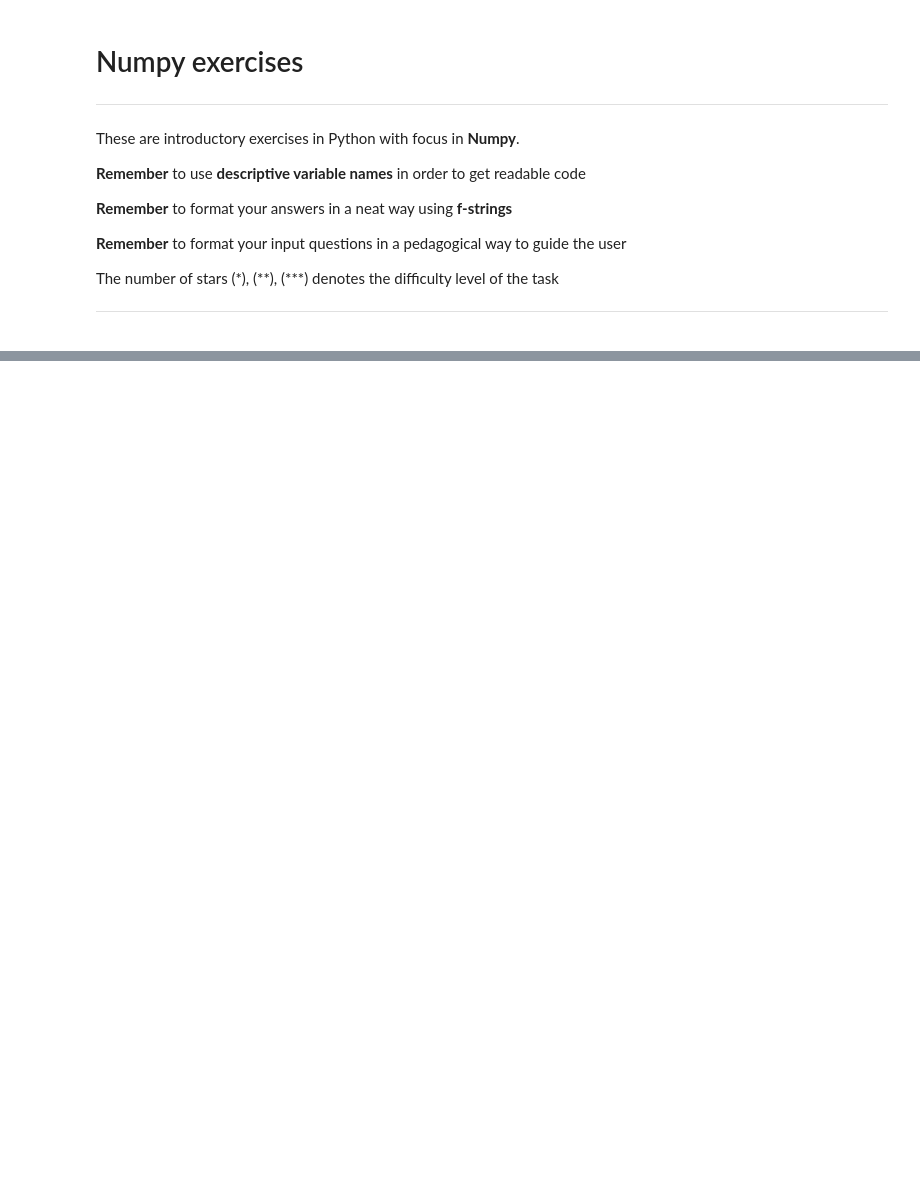
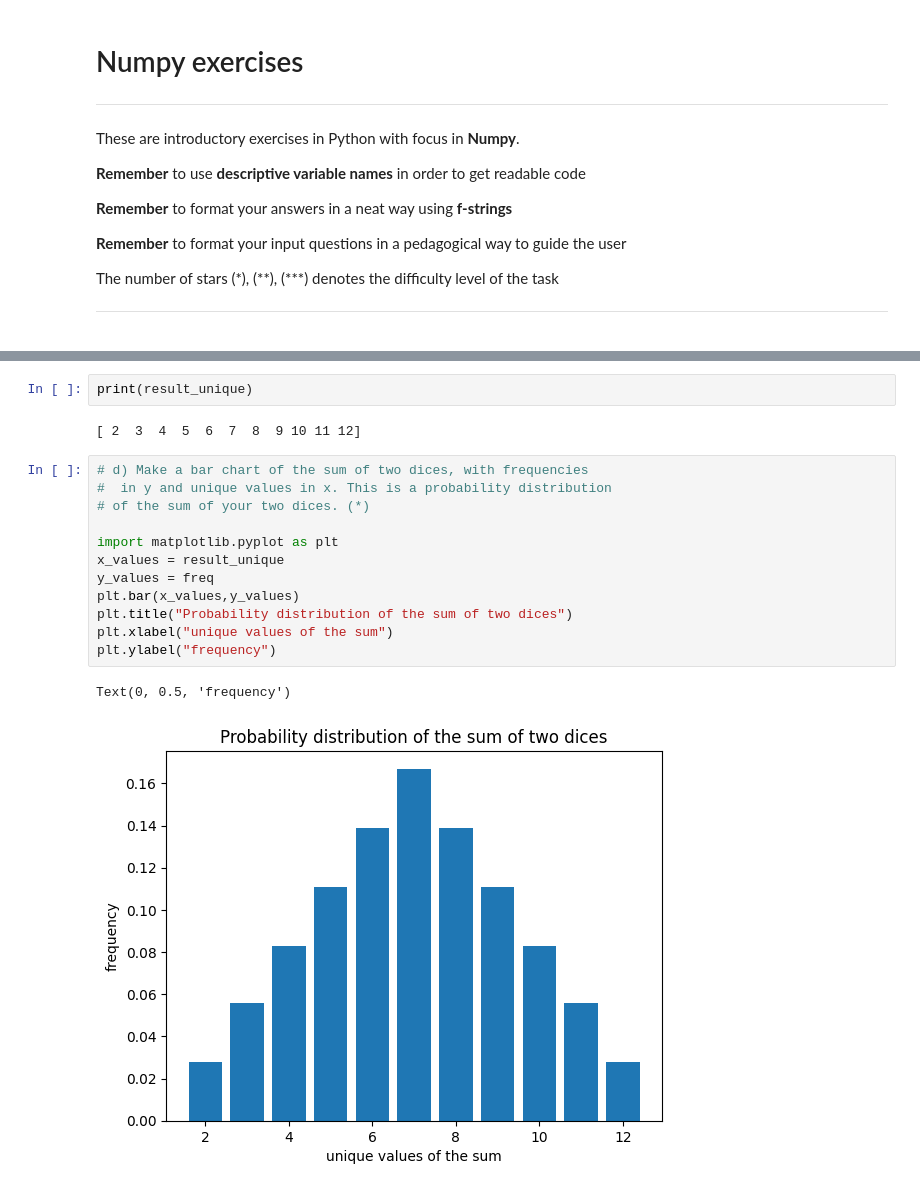
Before and after one commit to Siwenli0615/Siwen-ITHS-AI23, a Jupyter notebook: exercises/10_numpy.ipynb, the cells around one changed output, grey strips where cells are left out. Drawn from its saved outputs; the diff is of its cells as text; blank space fills up the shorter version.

```diff
--- a/exercises/10_numpy.ipynb
+++ b/exercises/10_numpy.ipynb
@@ -203,0 +231,19 @@ print(count_value)
+# %%
+print(result_unique)
+# %% [output]
+[ 2  3  4  5  6  7  8  9 10 11 12]
+# %%
+# d) Make a bar chart of the sum of two dices, with frequencies
+#  in y and unique values in x. This is a probability distribution
+# of the sum of your two dices. (*)
+
+import matplotlib.pyplot as plt
+x_values = result_unique
+y_values = freq
+plt.bar(x_values,y_values)
+plt.title("Probability distribution of the sum of two dices")
+plt.xlabel("unique values of the sum")
+plt.ylabel("frequency")
+# %% [output]
+Text(0, 0.5, 'frequency')
+[figure, added]
```
Also changed, not shown: parts of 12 cells of this notebook.
